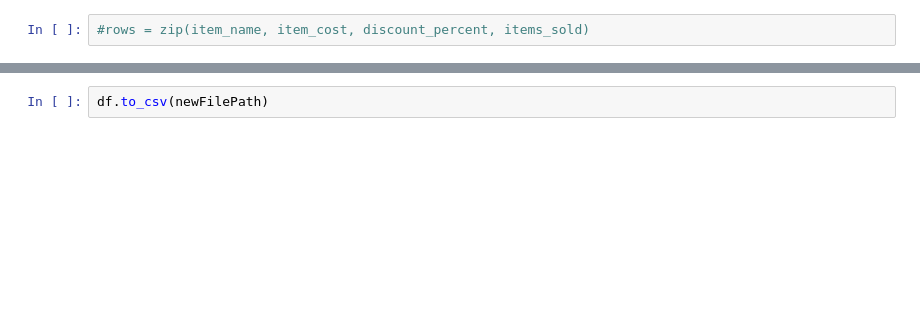
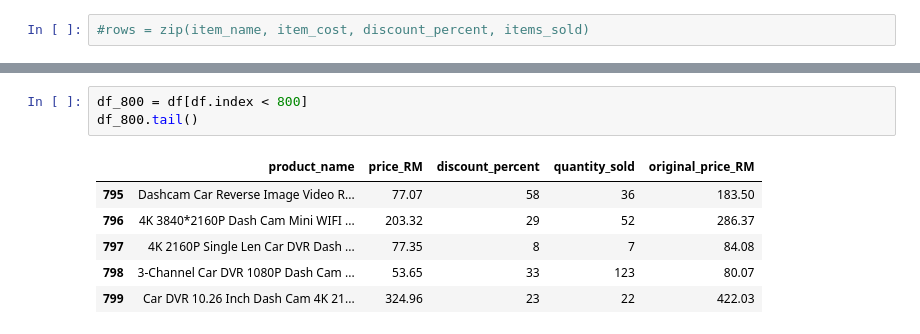
Before and after one commit to llh139/Data-Analytics-Portfolio, a Jupyter notebook: Personal Learning Project - Extracting and Analyzing Prices from E-Commerce Platform/Working File.ipynb, the cells around one changed output, grey strips where cells are left out. Cells and saved outputs as stored; diff of their text form; blank space fills up the shorter version.

```diff
--- a/Personal Learning Project - Extracting and Analyzing Prices from E-Commerce Platform/Working File.ipynb
+++ b/Personal Learning Project - Extracting and Analyzing Prices from E-Commerce Platform/Working File.ipynb
@@ -179,2 +180,10 @@ dtype: object
-# %%
-df.to_csv(newFilePath)
+# %%
+df_800 = df[df.index < 800]
+df_800.tail()
+# %% [output]
+|  | product_name | price_RM | discount_percent | quantity_sold | original_price_RM |
+| 795 | Dashcam Car Reverse Image Video R... | 77.07 | 58 | 36 | 183.50 |
+| 796 | 4K 3840*2160P Dash Cam Mini WIFI ... | 203.32 | 29 | 52 | 286.37 |
+| 797 | 4K 2160P Single Len Car DVR Dash ... | 77.35 | 8 | 7 | 84.08 |
+| 798 | 3-Channel Car DVR 1080P Dash Cam ... | 53.65 | 33 | 123 | 80.07 |
+| 799 | Car DVR 10.26 Inch Dash Cam 4K 21... | 324.96 | 23 | 22 | 422.03 |
```
Also changed, not shown: parts of 18 cells of this notebook, 3 other files.
